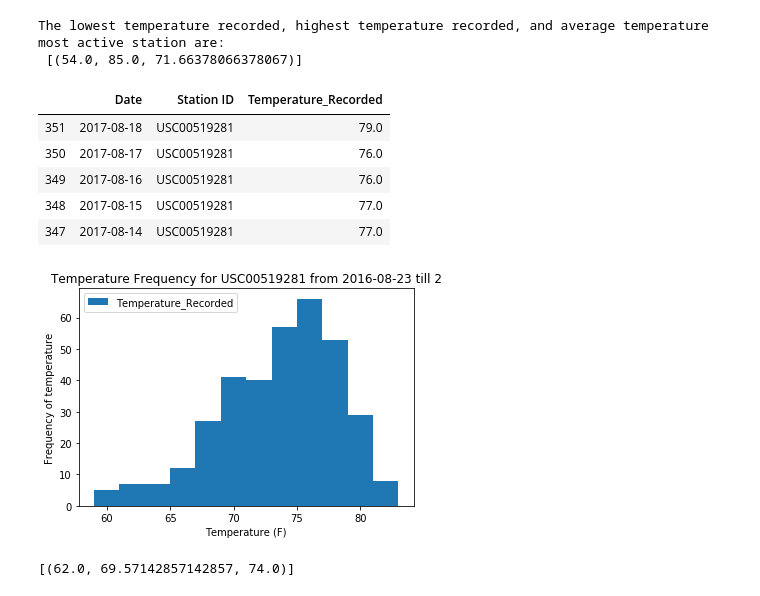
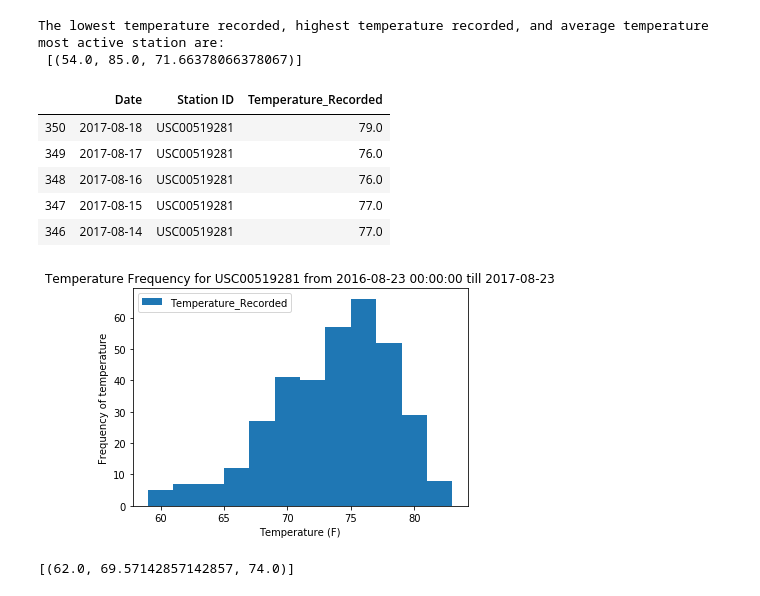
Before and after one commit to look4parul/10_SQL_ALchemy_HW, a Jupyter notebook: solution1/climate_analysis.ipynb, the cells around one changed output. Cells and saved outputs as stored; diff of their text form; code cells hidden in the pictures.

```diff
--- a/solution1/climate_analysis.ipynb
+++ b/solution1/climate_analysis.ipynb
@@ -270,7 +250,7 @@ The lowest temperature recorded, highest temperature recorded, and average tempe
 
 cmd = (
     session.query(Measurement.date, Measurement.station, Measurement.tobs)
-    .filter(Measurement.date >= min_date)
+    .filter(Measurement.date >= last_year)
     .filter(Measurement.station == active_stations[0][0])
 )
 result = cmd.all()
@@ -282,24 +262,24 @@ df_temperature = df_temperature.sort_values(by=["Date"], ascending=False)
 df_temperature.head()
 # %% [output]
 |  | Date | Station ID | Temperature_Recorded |
-| 351 | 2017-08-18 | USC00519281 | 79.0 |
-| 350 | 2017-08-17 | USC00519281 | 76.0 |
-| 349 | 2017-08-16 | USC00519281 | 76.0 |
-| 348 | 2017-08-15 | USC00519281 | 77.0 |
-| 347 | 2017-08-14 | USC00519281 | 77.0 |
+| 350 | 2017-08-18 | USC00519281 | 79.0 |
+| 349 | 2017-08-17 | USC00519281 | 76.0 |
+| 348 | 2017-08-16 | USC00519281 | 76.0 |
+| 347 | 2017-08-15 | USC00519281 | 77.0 |
+| 346 | 2017-08-14 | USC00519281 | 77.0 |
 # %%
 df_temperature.plot.hist(
     by="Temperature_Recorded",
     bins=12,
-    title=f"Temperature Frequency for {active_stations[0][0]} from {min_date} till {max_date[0]}",
+    title=f"Temperature Frequency for {active_stations[0][0]} from {last_year} till {max_date}",
 )
 plt.xlabel("Temperature (F)")
 plt.ylabel("Frequency of temperature")
 plt.legend()
-plt.savefig("Images/Temperature_Analysis.png")
+plt.savefig("Images/temperature.png")
 plt.show()
 # %% [output]
-[figure, old version]
+[figure, new version]
 # %%
 # This function called `calc_temps` will accept start date and end date in the format '%Y-%m-%d'
 # and return the minimum, average, and maximum temperatures for that range of dates
```
Also changed, not shown: parts of 6 cells of this notebook, 2 other files.
